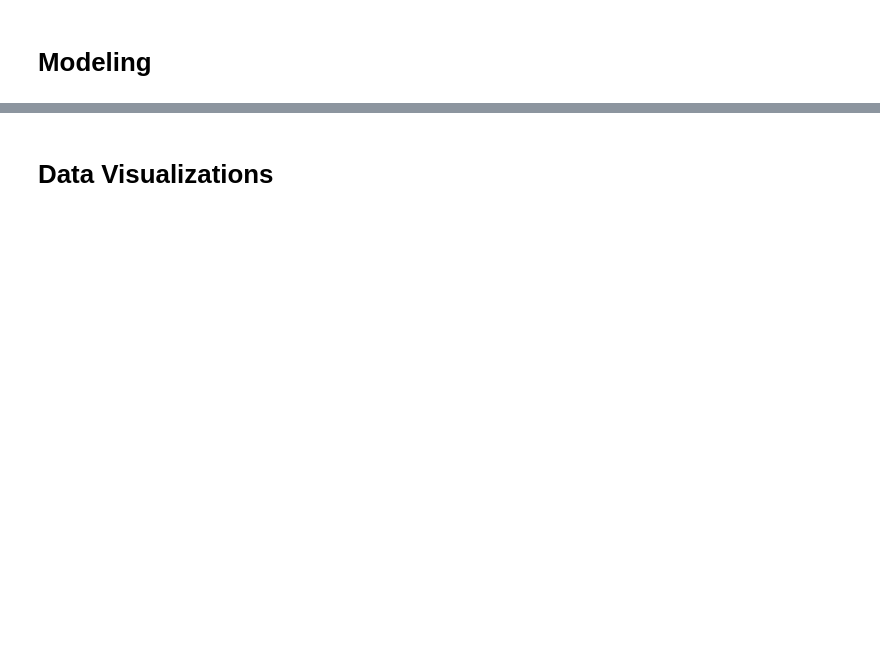
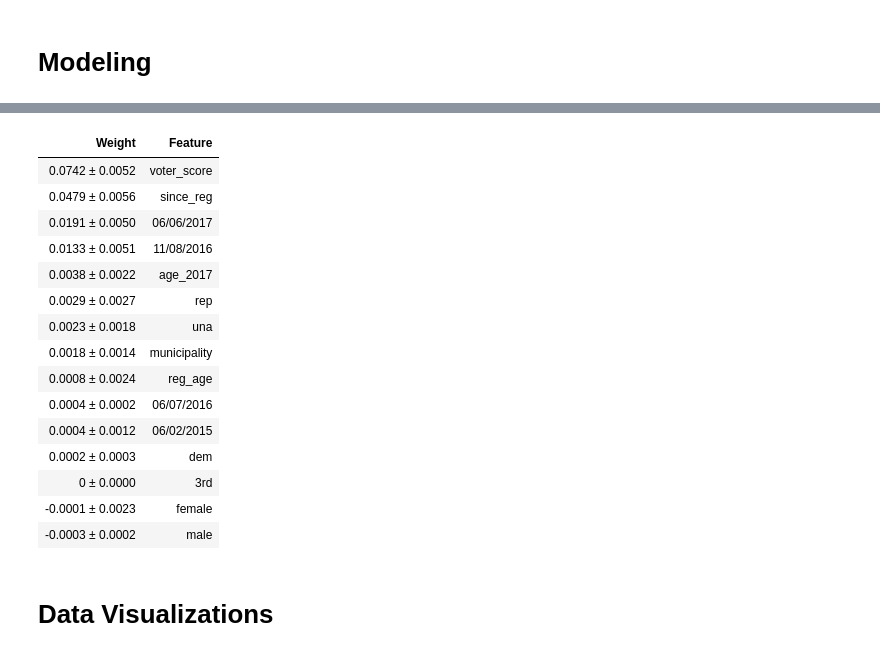
Before and after one commit to srfinley/voter-turnout, a Jupyter notebook: VT-code.ipynb, the cells around one changed output, grey strips where cells are left out. Cells and saved outputs as stored; diff of their text form; code cells hidden in the pictures; blank space fills up the shorter version.

```diff
--- a/VT-code.ipynb
+++ b/VT-code.ipynb
@@ -257,3 +270,40 @@ eli5.show_weights(
+# %%
+#feature importances
+permuter = PermutationImportance(
+    model,
+    scoring='accuracy',
+    n_iter=5,
+    random_state=42
+)
+
+permuter.fit(X_test_perm, y_test)
+
+feature_names = X_test_perm.columns.tolist()
+pd.Series(permuter.feature_importances_, feature_names).sort_values(ascending=False)
+
+eli5.show_weights(
+    permuter,
+    top=None, # show permutation importances for all features
+    feature_names=feature_names
+)
+#just an interesting comparison
+# %% [output]
+| Weight | Feature |
+| 0.0742 ± 0.0052 | voter_score |
+| 0.0479 ± 0.0056 | since_reg |
+| 0.0191 ± 0.0050 | 06/06/2017 |
+| 0.0133 ± 0.0051 | 11/08/2016 |
+| 0.0038 ± 0.0022 | age_2017 |
+| 0.0029 ± 0.0027 | rep |
+| 0.0023 ± 0.0018 | una |
+| 0.0018 ± 0.0014 | municipality |
+| 0.0008 ± 0.0024 | reg_age |
+| 0.0004 ± 0.0002 | 06/07/2016 |
+| 0.0004 ± 0.0012 | 06/02/2015 |
+| 0.0002 ± 0.0003 | dem |
+| 0 ± 0.0000 | 3rd |
+| -0.0001 ± 0.0023 | female |
+| -0.0003 ± 0.0002 | male |
 # %% [markdown]
 # Data Visualizations
 # %%
```
Also changed, not shown: parts of 12 cells of this notebook.
